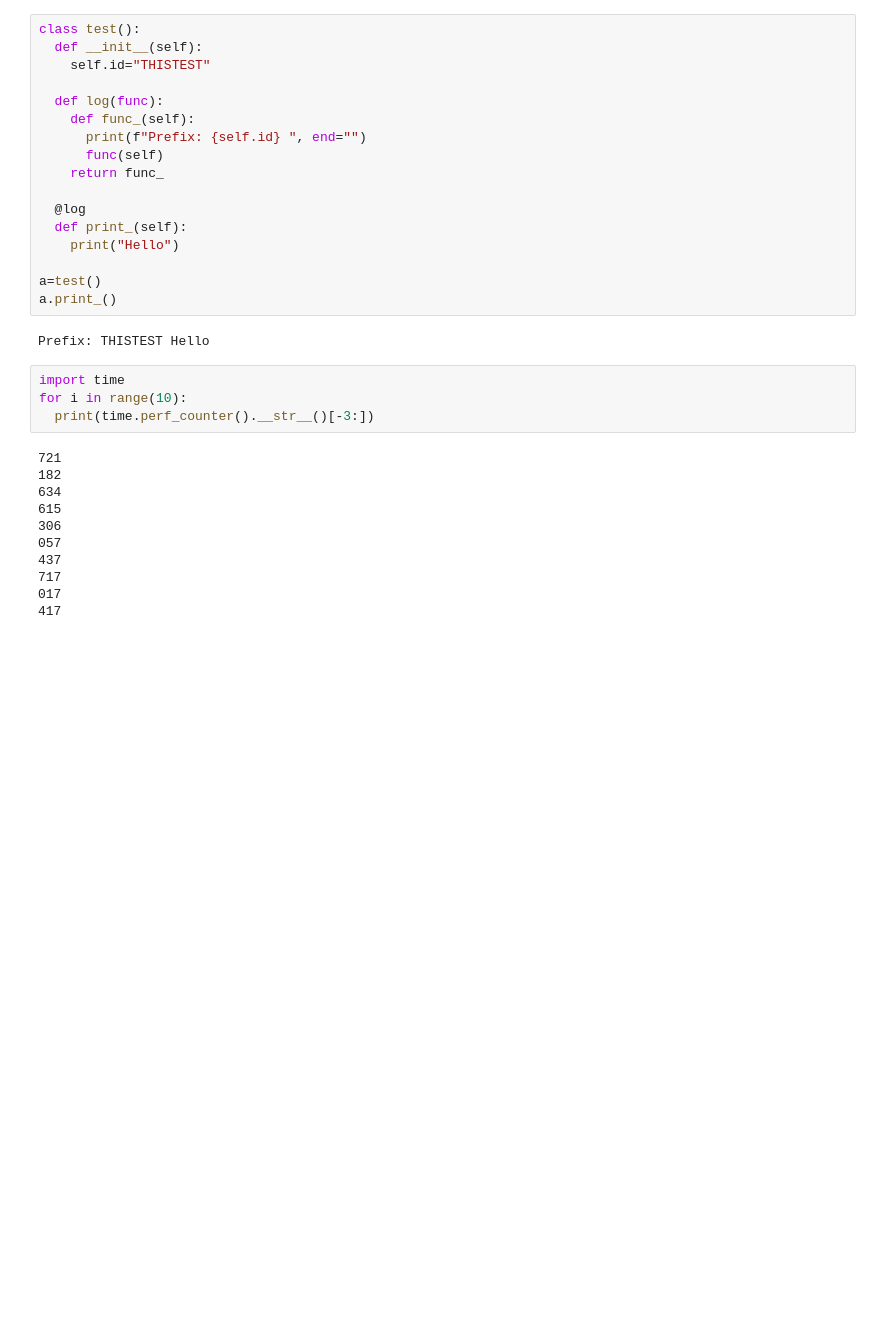
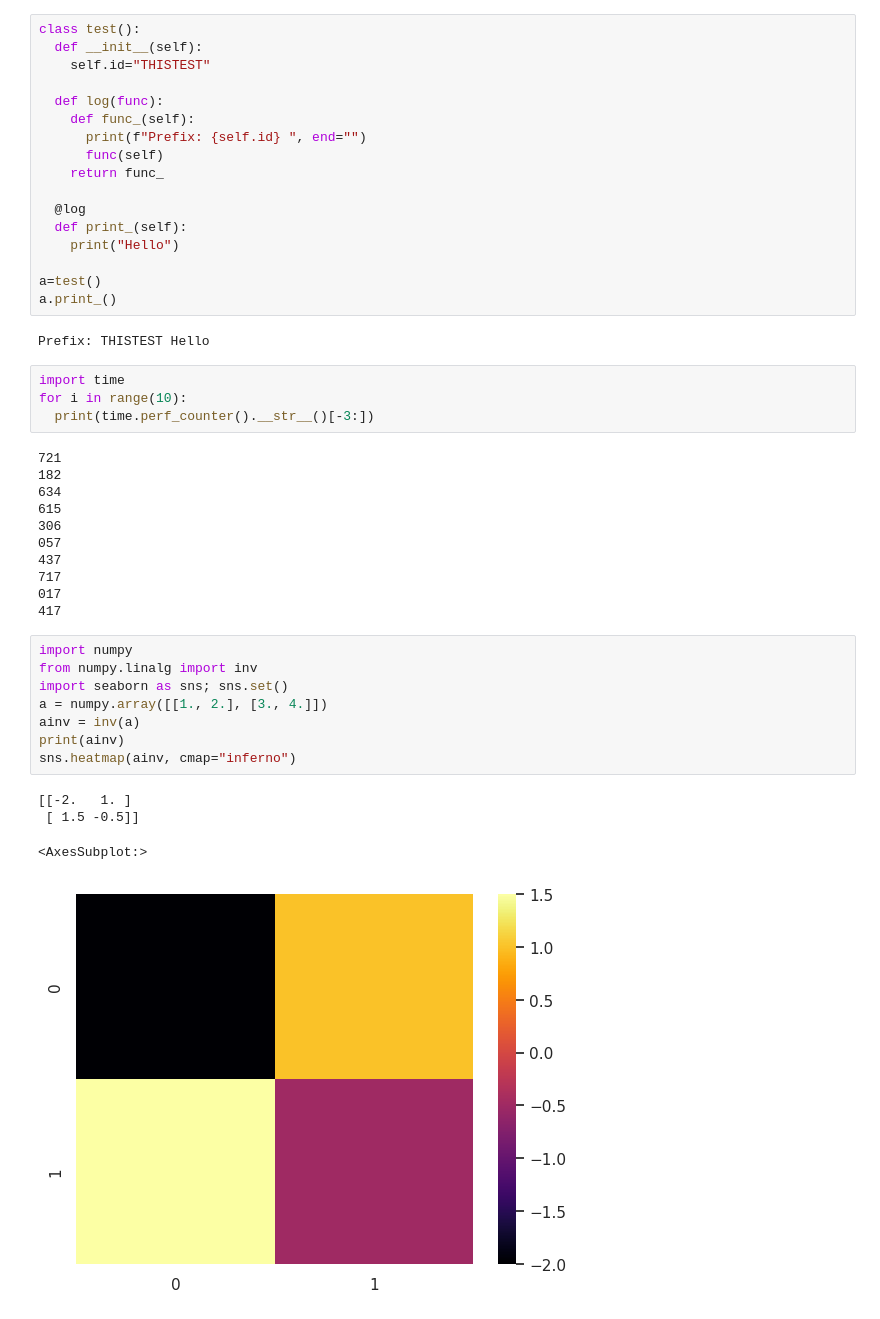
Before and after one commit to miemiemmmm/Nearl, a Jupyter notebook: Submit_MDSimulation.ipynb, the cells around one changed output. Saved outputs shown, nothing was run; the diff lists cells and outputs as text; blank space fills up the shorter version.

```diff
--- a/Submit_MDSimulation.ipynb
+++ b/Submit_MDSimulation.ipynb
@@ -182,3 +227,16 @@ for i in range(10):
 717
 017
 417
+# %%
+import numpy
+from numpy.linalg import inv
+import seaborn as sns; sns.set()
+a = numpy.array([[1., 2.], [3., 4.]])
+ainv = inv(a)
+print(ainv)
+sns.heatmap(ainv, cmap="inferno")
+# %% [output]
+[[-2.   1. ]
+ [ 1.5 -0.5]]
+<AxesSubplot:>
+[figure, added]
```
Also changed, not shown: parts of 2 cells of this notebook, 2 other files.
